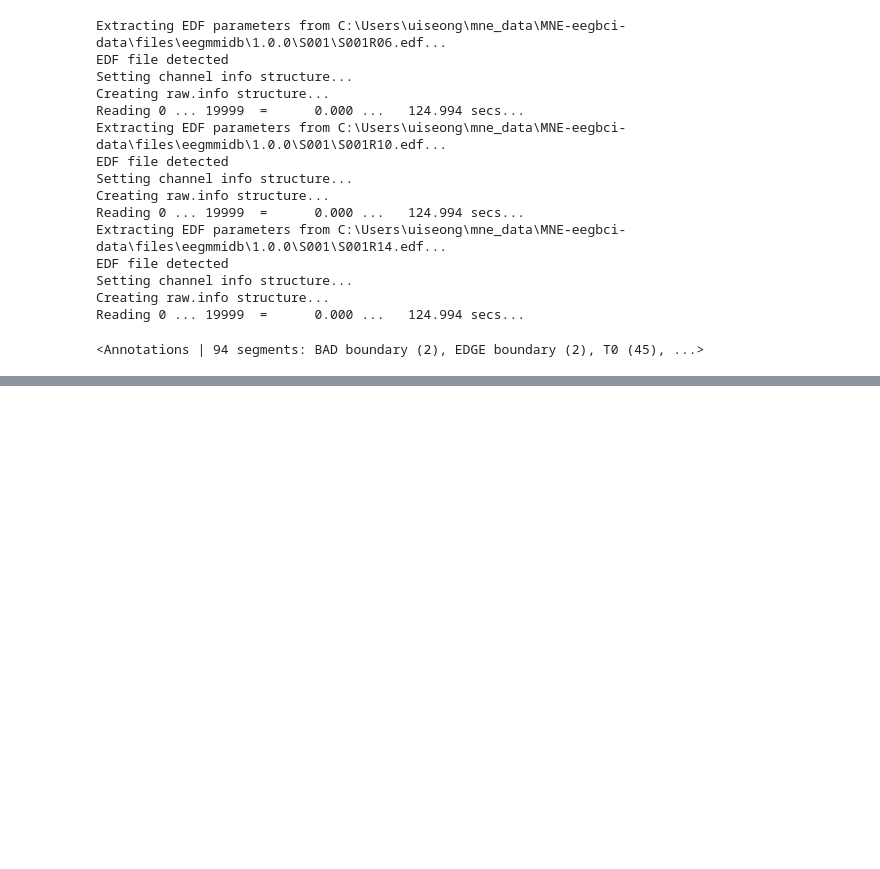
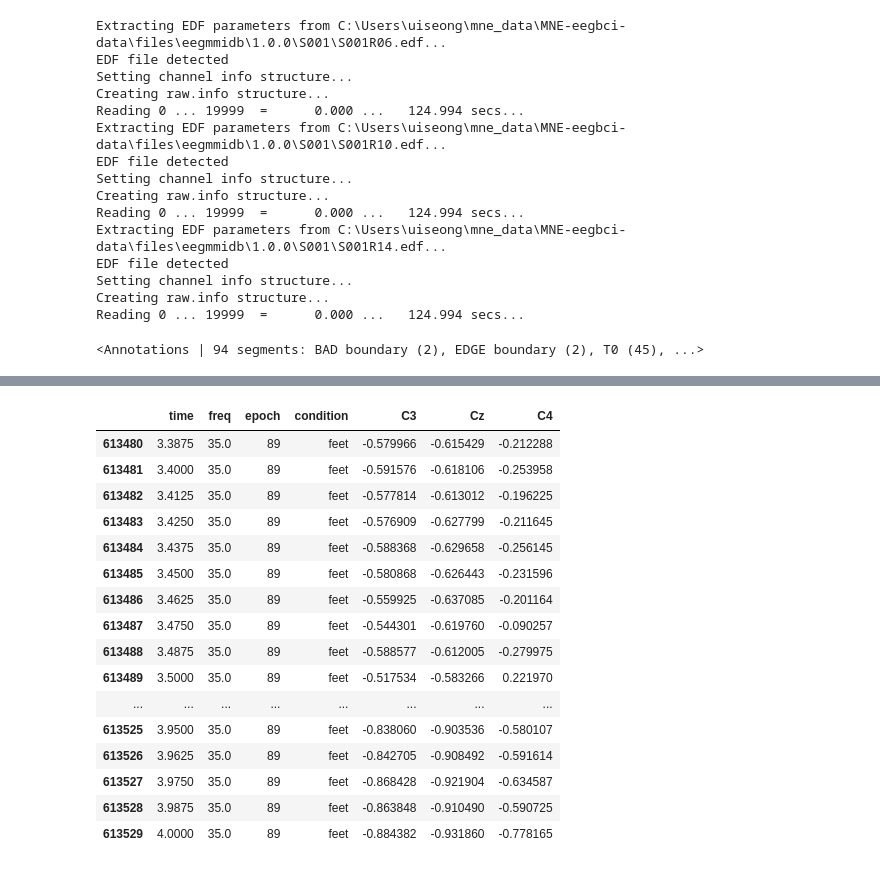
Before and after one commit to uiseongshin/EEG_cognitive_load, a Jupyter notebook: ERDS_map.ipynb, the cells around one changed output, grey strips where cells are left out. Saved outputs shown, nothing was run; the diff lists cells and outputs as text; code cells hidden in the pictures; blank space fills up the shorter version.

```diff
--- a/ERDS_map.ipynb
+++ b/ERDS_map.ipynb
@@ -49,0 +231,21 @@ epochs = mne.Epochs(
+# %%
+df = tfr.to_data_frame(time_format=None)
+df.tail(50)
+# %% [output]
+|  | time | freq | epoch | condition | C3 | Cz | C4 |
+| 613480 | 3.3875 | 35.0 | 89 | feet | -0.579966 | -0.615429 | -0.212288 |
+| 613481 | 3.4000 | 35.0 | 89 | feet | -0.591576 | -0.618106 | -0.253958 |
+| 613482 | 3.4125 | 35.0 | 89 | feet | -0.577814 | -0.613012 | -0.196225 |
+| 613483 | 3.4250 | 35.0 | 89 | feet | -0.576909 | -0.627799 | -0.211645 |
+| 613484 | 3.4375 | 35.0 | 89 | feet | -0.588368 | -0.629658 | -0.256145 |
+| 613485 | 3.4500 | 35.0 | 89 | feet | -0.580868 | -0.626443 | -0.231596 |
+| 613486 | 3.4625 | 35.0 | 89 | feet | -0.559925 | -0.637085 | -0.201164 |
+| 613487 | 3.4750 | 35.0 | 89 | feet | -0.544301 | -0.619760 | -0.090257 |
+| 613488 | 3.4875 | 35.0 | 89 | feet | -0.588577 | -0.612005 | -0.279975 |
+| 613489 | 3.5000 | 35.0 | 89 | feet | -0.517534 | -0.583266 | 0.221970 |
+| ... | ... | ... | ... | ... | ... | ... | ... |
+| 613525 | 3.9500 | 35.0 | 89 | feet | -0.838060 | -0.903536 | -0.580107 |
+| 613526 | 3.9625 | 35.0 | 89 | feet | -0.842705 | -0.908492 | -0.591614 |
+| 613527 | 3.9750 | 35.0 | 89 | feet | -0.868428 | -0.921904 | -0.634587 |
+| 613528 | 3.9875 | 35.0 | 89 | feet | -0.863848 | -0.910490 | -0.590725 |
+| 613529 | 4.0000 | 35.0 | 89 | feet | -0.884382 | -0.931860 | -0.778165 |
```
Also changed, not shown: parts of 6 cells of this notebook, 4 other files.
